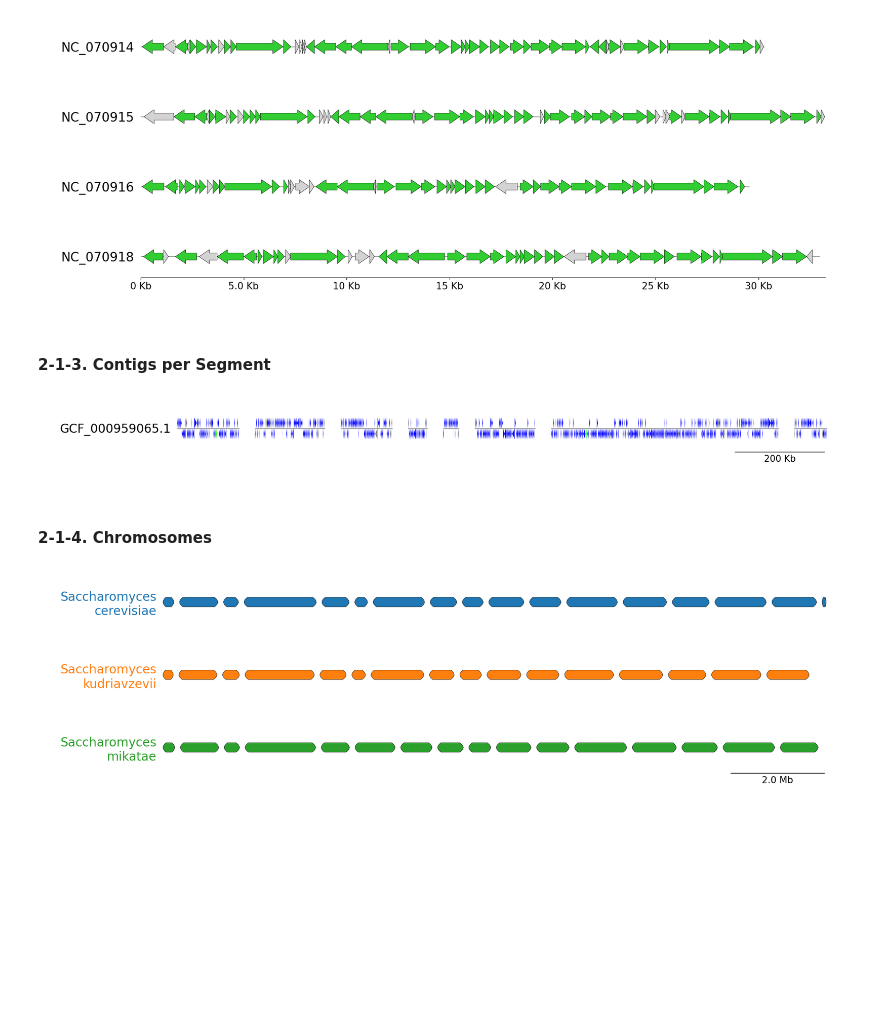
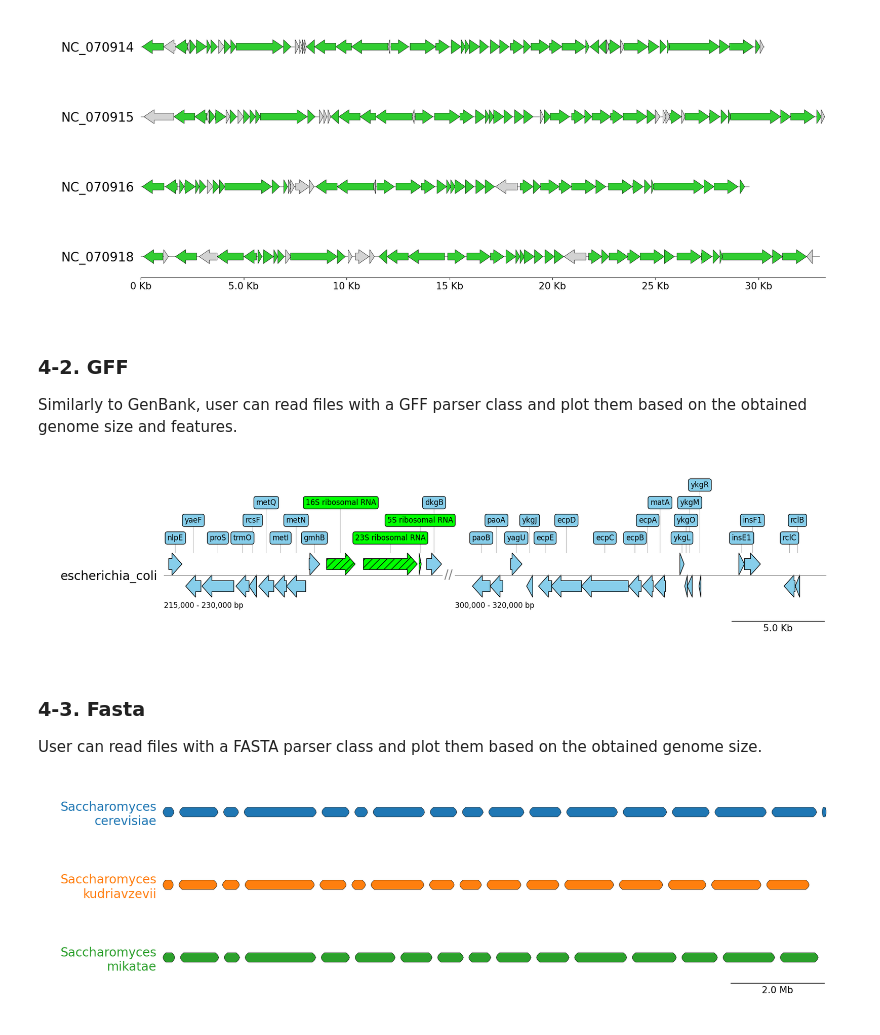
Before and after one commit to moshi4/pyGenomeViz, a Jupyter notebook: docs/getting_started.ipynb, the cells around one changed output. Cells and saved outputs as stored; diff of their text form; code cells hidden in the pictures; blank space fills up the shorter version.

```diff
--- a/docs/getting_started.ipynb
+++ b/docs/getting_started.ipynb
@@ -243,18 +243,20 @@ from pygenomeviz import GenomeViz
 from pygenomeviz.parser import Genbank
 from pygenomeviz.utils import load_example_genbank_dataset
 
+# Parse Genbank file
 gbk_files = load_example_genbank_dataset("yersinia_phage")
 gbk = Genbank(gbk_files[0])
 
 gv = GenomeViz(fig_track_height=0.7)
 gv.set_scale_bar(ymargin=0.5)
 
-track = gv.add_feature_track(gbk.name, gbk.genome_length)
-track.add_sublabel()
+track = gv.add_feature_track(gbk.name, gbk.get_seqid2size())
 
-# Plot genbank features
-features = gbk.extract_features()
-track.add_features(features, lw=0.5)
+for seg in track.segments:
+    # Plot CDS features
+    features = gbk.get_seqid2features()[seg.name]
+    seg.add_features(features, lw=0.5)
+    seg.add_sublabel()
 
 fig = gv.plotfig()
 # %% [output]
@@ -286,38 +351,55 @@ for gbk in gbk_list:
 fig = gv.plotfig()
 # %% [output]
 [figure]
-# %% [markdown]
-#### 2-1-3. Contigs per Segment
+# %% [markdown]
+### 4-2. GFF
+
+Similarly to GenBank, user can read files with a GFF parser class and plot them based on the obtained genome size and features.
 # %%
 from pygenomeviz import GenomeViz
-from pygenomeviz.parser import Genbank
-from pygenomeviz.utils import load_example_genbank_dataset, is_pseudo_feature
+from pygenomeviz.parser import Gff
+from pygenomeviz.utils import load_example_gff_file
 
-gbk_files = load_example_genbank_dataset("mycoplasma_mycoides")
-gbk = Genbank(gbk_files[-1])
+gff_file = load_example_gff_file("escherichia_coli.gff.gz")
+gff = Gff(gff_file)
 
-gv = GenomeViz(fig_track_height=0.5)
+gv = GenomeViz()
 gv.set_scale_bar(ymargin=0.5)
 
-# Set contigs as segments
-track = gv.add_feature_track(gbk.name, gbk.get_seqid2size(), space=0.03)
+target_ranges = ((215000, 230000), (300000, 320000))
+track = gv.add_feature_track(name=gff.name, segments=target_ranges)
+track.set_segment_sep()
 
-seqid2features = gbk.get_seqid2features(feature_type=None)
 for segment in track.segments:
-    # Plot contig features per segment
-    features = seqid2features[segment.name]
+    segment.add_sublabel()
+    features = gff.extract_features(feature_type=None, target_range=segment.range)
     for feature in features:
-        # Set user-defined feature color based on feature type & pseudo tag
         if feature.type == "CDS":
-            color = "grey" if is_pseudo_feature(feature) else "blue"
-            segment.add_features(feature, color=color)
+            segment.add_features(
+                feature,
+                label_type="gene",
+                fc="skyblue",
+                lw=1.0,
+                annotation=True,
+                text_kws=dict(bbox=dict(boxstyle="round", fc="skyblue")),
+            )
         elif feature.type == "rRNA":
-            segment.add_features(feature, color="lime")
+            segment.add_features(
+                feature,
+                label_type="product",
+                fc="lime",
+                lw=1.0,
+                hatch="//",
+                annotation=True,
+                text_kws=dict(bbox=dict(boxstyle="round", fc="lime")),
+            )
 
 fig = gv.plotfig()
 # %% [output]
-[figure, old version]
+[figure, new version]
-# %% [markdown]
-#### 2-1-4. Chromosomes
+# %% [markdown]
+### 4-3. Fasta
+
+User can read files with a FASTA parser class and plot them based on the obtained genome size.
 # %%
 from pygenomeviz import GenomeViz
```
Also changed, not shown: parts of 61 cells of this notebook.
